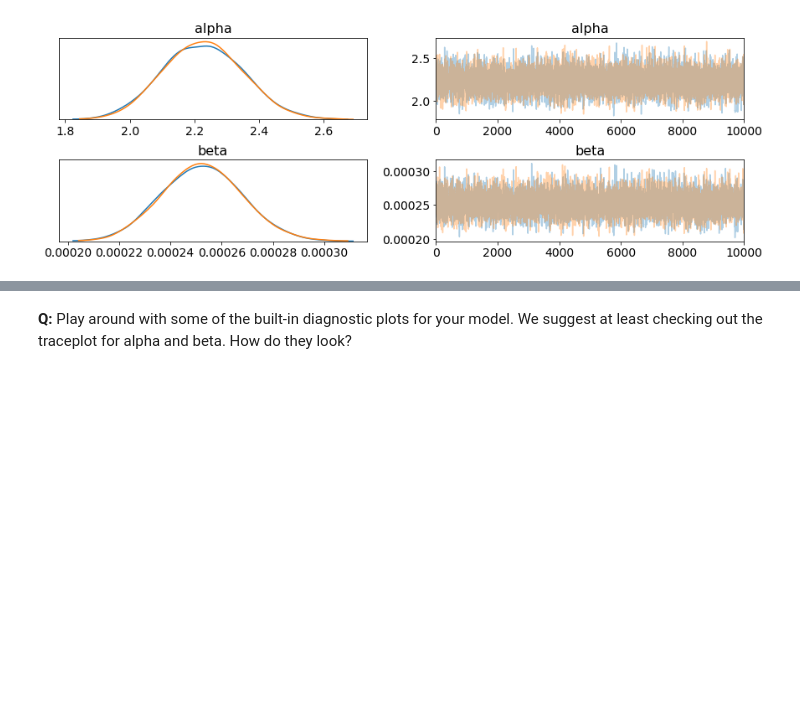
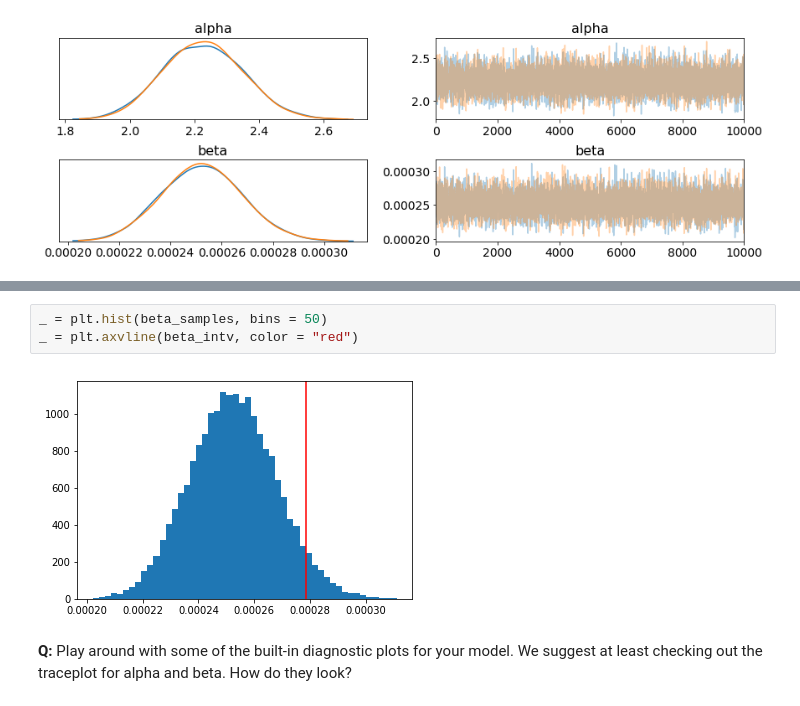
Before and after one commit to karinahou/springboard, a Jupyter notebook: inferential_statistics_3-Q_bayesian.ipynb, the cells around one changed output, grey strips where cells are left out. Drawn from its saved outputs; the diff is of its cells as text; blank space fills up the shorter version.

```diff
--- a/inferential_statistics_3-Q_bayesian.ipynb
+++ b/inferential_statistics_3-Q_bayesian.ipynb
@@ -132,3 +143,8 @@ _ = pm.plots.traceplot(data=trace, var_names=["alpha", "beta"])
+# %%
+_ = plt.hist(beta_samples, bins = 50)
+_ = plt.axvline(beta_intv, color = "red")
+# %% [output]
+[figure, added]
 # %% [markdown]
 __Q:__ Play around with some of the built-in diagnostic plots for your model. We suggest at least checking out the traceplot for alpha and beta. How do they look?
 # %% [markdown]
```
Also changed, not shown: parts of 2 cells of this notebook.
